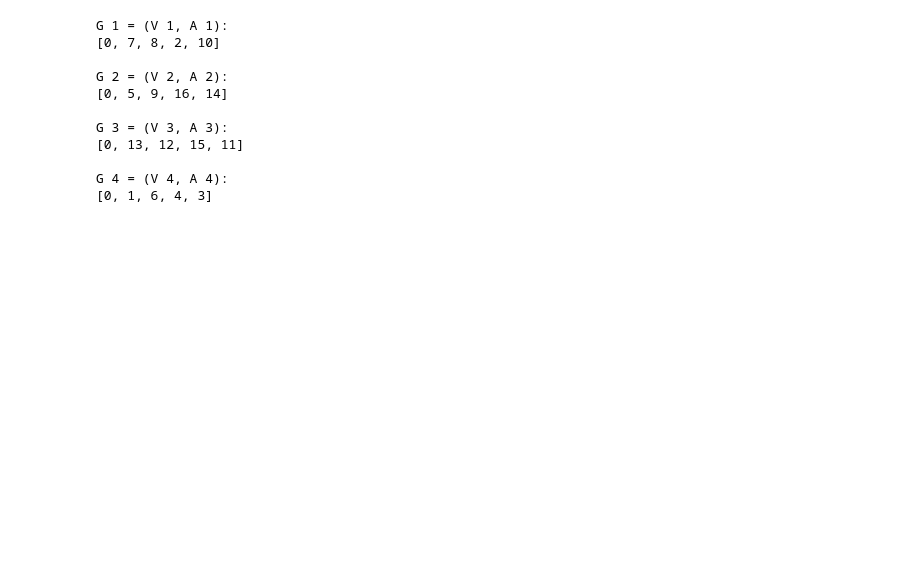
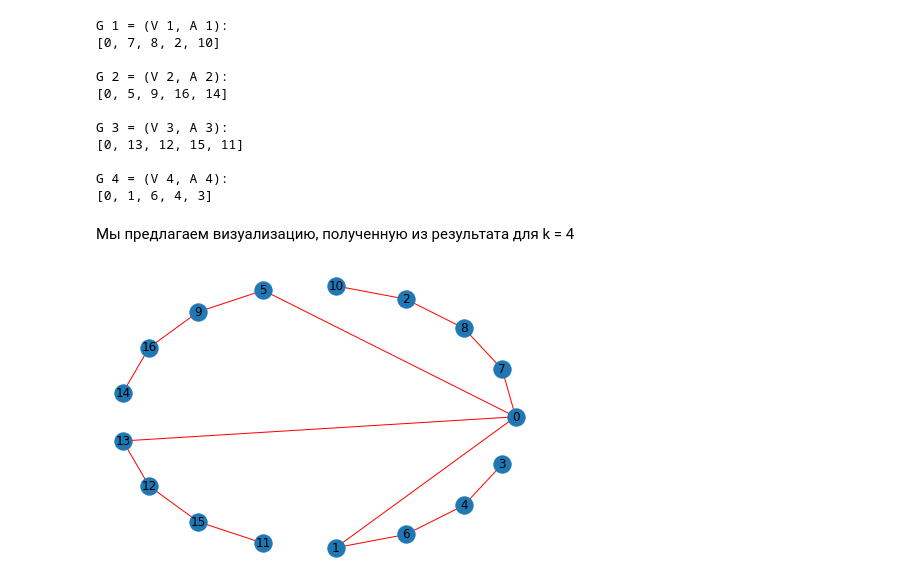
Before and after one commit to aminehabet/VRPPDTW-tabu-search-, a Jupyter notebook: VRPPDTW tabu search.ipynb, the cells around one changed output. Drawn from its saved outputs; the diff is of its cells as text; code cells hidden in the pictures; blank space fills up the shorter version.

```diff
--- a/VRPPDTW tabu search.ipynb
+++ b/VRPPDTW tabu search.ipynb
@@ -151,3 +202,16 @@ G 3 = (V 3, A 3):
 
 G 4 = (V 4, A 4):
 [0, 1, 6, 4, 3]
+# %% [markdown]
+Мы предлагаем визуализацию, полученную из результата для k = 4
+# %%
+def visual(G, k):
+    g = nx.Graph()
+    for k in range (data['k']):
+        for i in range(len(G[k]) - 1):
+            g.add_edge(G[k][i], G[k][i+1])
+    nx.draw_circular(g, with_labels = True, edge_color='r')
+# %%
+visual(G, data['k'])
+# %% [output]
+[figure, added]
```
Also changed, not shown: parts of 9 cells of this notebook.
